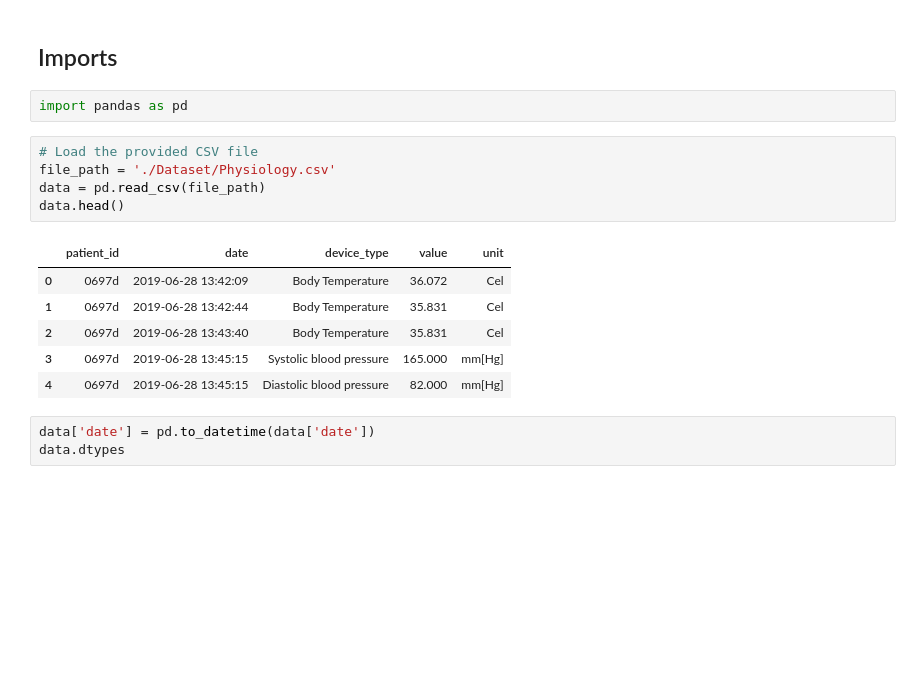
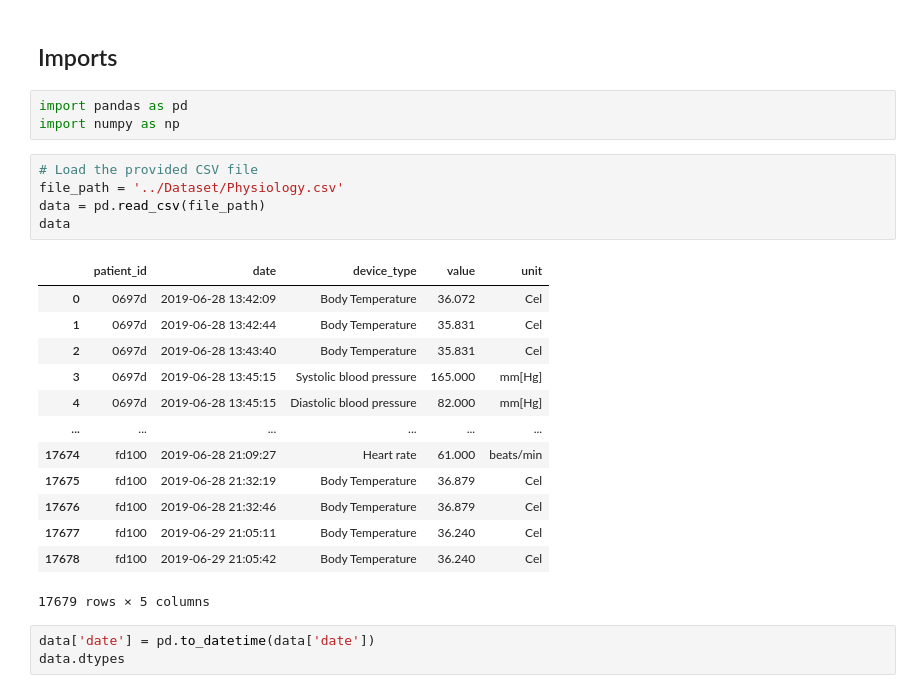
Before and after one commit to y-ghoneim/SDProject32, a Jupyter notebook: Notebooks/Physiology Preprocessing.ipynb, the cells around one changed output. Drawn from its saved outputs; the diff is of its cells as text; blank space fills up the shorter version.

Commit message:
Trying to fix physiology missing data

```diff
--- a/Notebooks/Physiology Preprocessing.ipynb
+++ b/Notebooks/Physiology Preprocessing.ipynb
@@ -2,18 +2,26 @@
 ## Imports
 # %%
 import pandas as pd
+import numpy as np
 # %%
 # Load the provided CSV file
-file_path = './Dataset/Physiology.csv'
+file_path = '../Dataset/Physiology.csv'
 data = pd.read_csv(file_path)
-data.head()
+data
 # %% [output]
 |  | patient_id | date | device_type | value | unit |
 | 0 | 0697d | 2019-06-28 13:42:09 | Body Temperature | 36.072 | Cel |
 | 1 | 0697d | 2019-06-28 13:42:44 | Body Temperature | 35.831 | Cel |
 | 2 | 0697d | 2019-06-28 13:43:40 | Body Temperature | 35.831 | Cel |
 | 3 | 0697d | 2019-06-28 13:45:15 | Systolic blood pressure | 165.000 | mm[Hg] |
 | 4 | 0697d | 2019-06-28 13:45:15 | Diastolic blood pressure | 82.000 | mm[Hg] |
+| ... | ... | ... | ... | ... | ... |
+| 17674 | fd100 | 2019-06-28 21:09:27 | Heart rate | 61.000 | beats/min |
+| 17675 | fd100 | 2019-06-28 21:32:19 | Body Temperature | 36.879 | Cel |
+| 17676 | fd100 | 2019-06-28 21:32:46 | Body Temperature | 36.879 | Cel |
+| 17677 | fd100 | 2019-06-29 21:05:11 | Body Temperature | 36.240 | Cel |
+| 17678 | fd100 | 2019-06-29 21:05:42 | Body Temperature | 36.240 | Cel |
+17679 rows × 5 columns
 # %%
 data['date'] = pd.to_datetime(data['date'])
 data.dtypes
```
Also changed, not shown: parts of 6 cells of this notebook.
